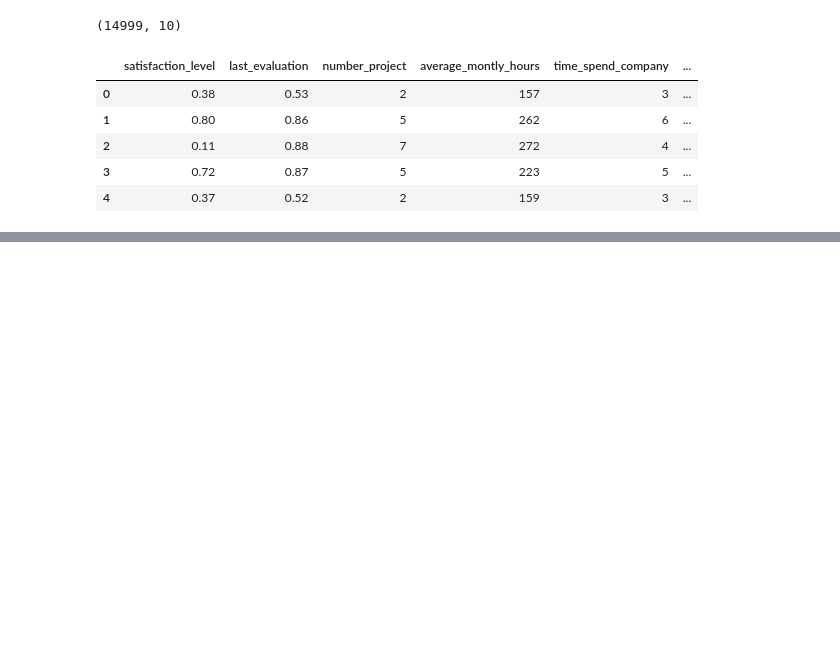
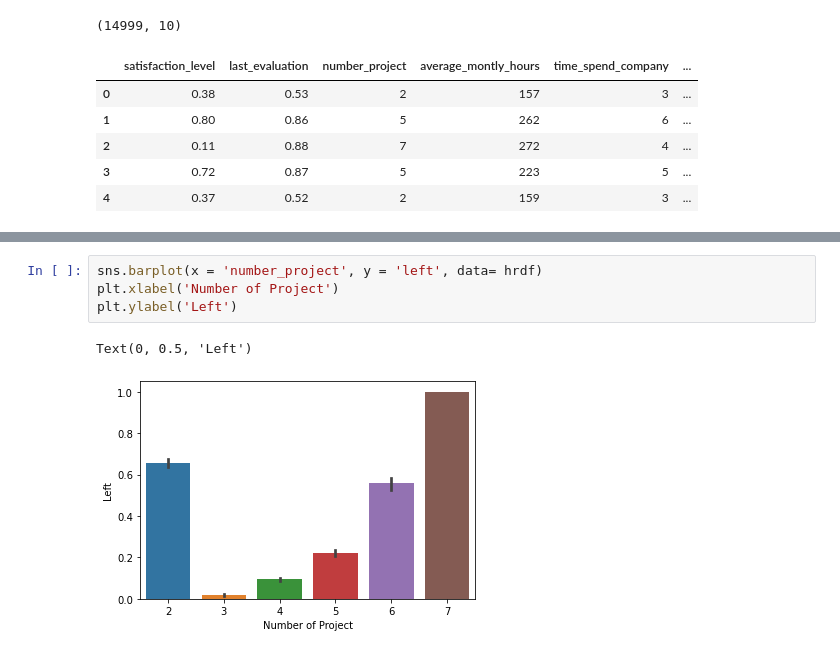
Before and after one commit to JatinderMalhi/machinelearning, a Jupyter notebook: machineLearning.ipynb, the cells around one changed output, grey strips where cells are left out. Drawn from its saved outputs; the diff is of its cells as text; blank space fills up the shorter version.

```diff
--- a/machineLearning.ipynb
+++ b/machineLearning.ipynb
@@ -311,0 +319,7 @@ hrdf.head()
+# %%
+sns.barplot(x = 'number_project', y = 'left', data= hrdf)
+plt.xlabel('Number of Project')
+plt.ylabel('Left')
+# %% [output]
+Text(0, 0.5, 'Left')
+[figure, added]
```
Also changed, not shown: parts of 15 cells of this notebook, 1 other file.
